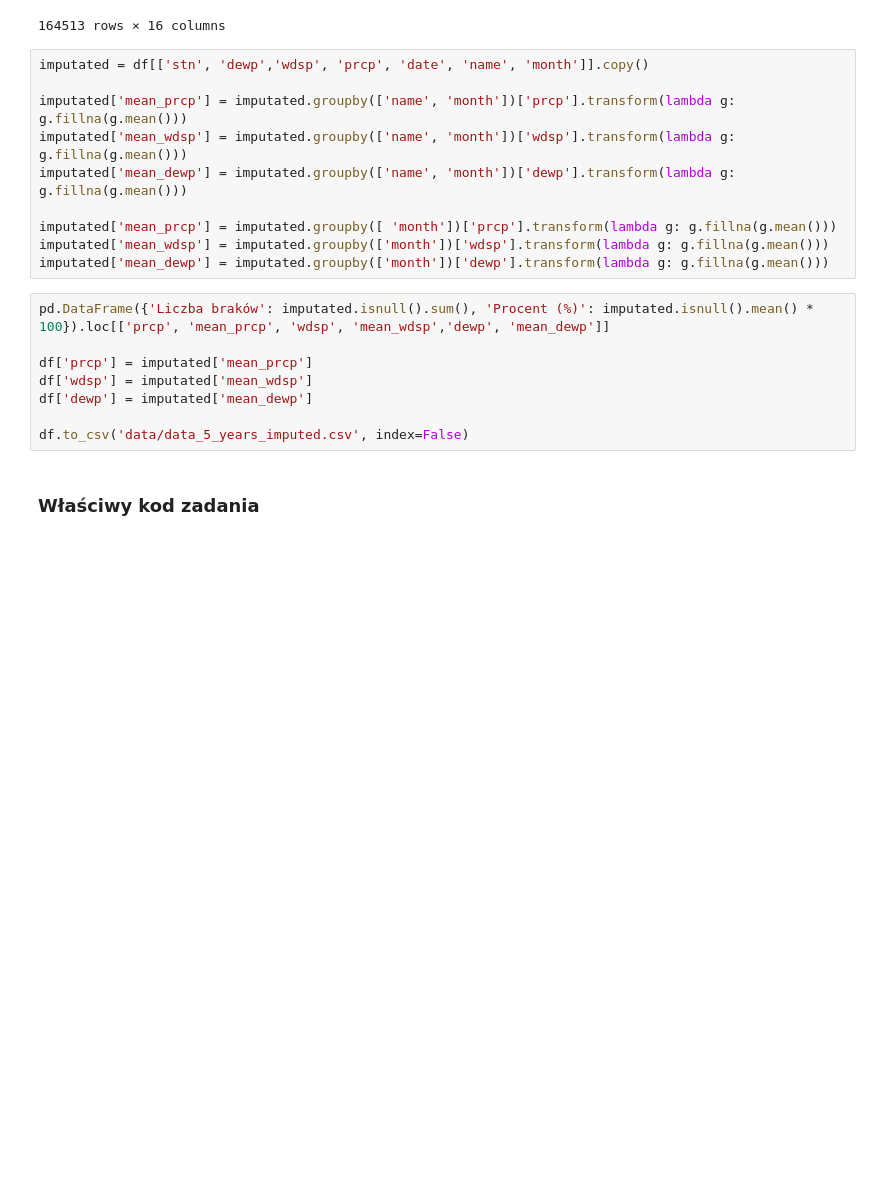
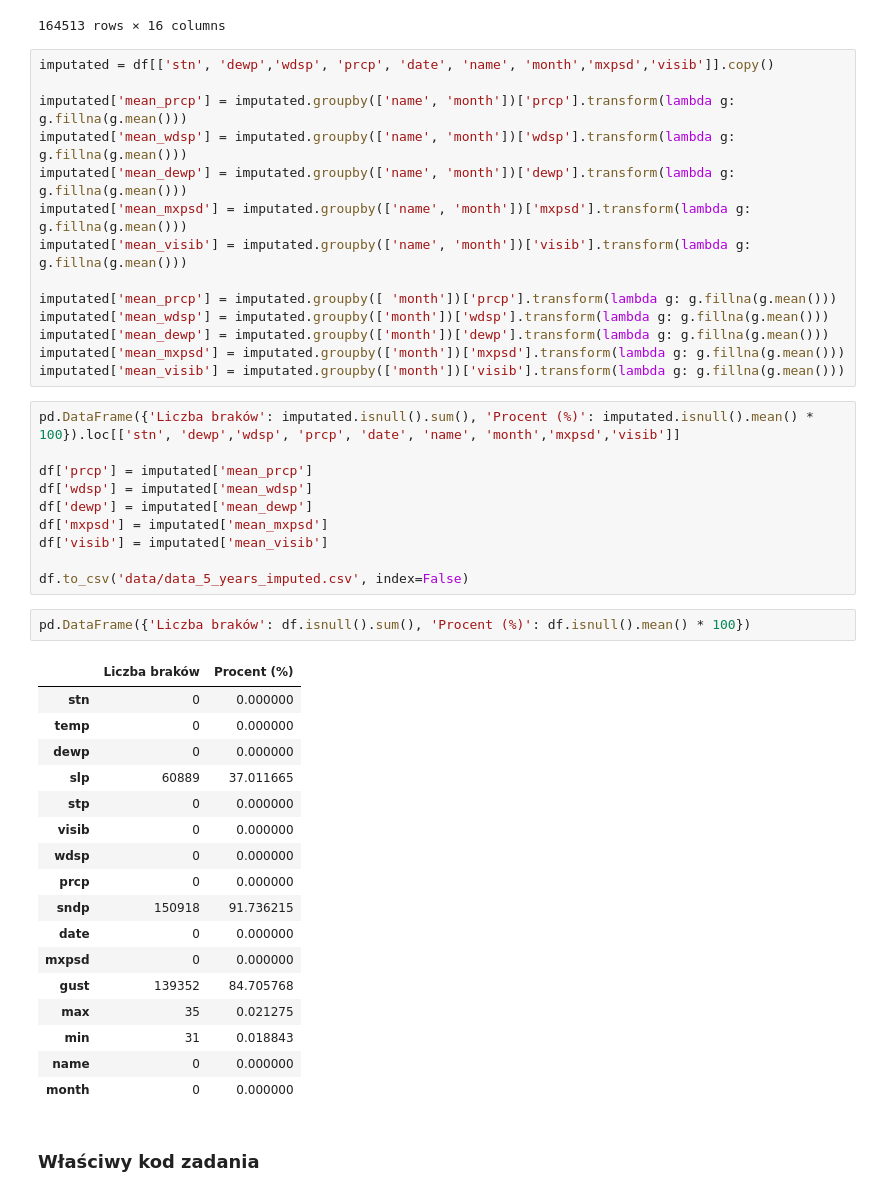
Before and after one commit to Matio004/PodstawyPrzetwarzaniaDuzychZbiorowDanych, a Jupyter notebook: zad3.ipynb, the cells around one changed output. Cells and saved outputs as stored; diff of their text form; blank space fills up the shorter version.

```diff
--- a/zad3.ipynb
+++ b/zad3.ipynb
@@ -92,23 +95,49 @@ df
 | 164512 | 126950 | 33.5 | 25.0 | 1013.7 | 979.0 | 8.7 | 5.7 | 0.04 | NaN | 2021-03-22 | 7.8 | ... |
 164513 rows × 16 columns
 # %%
-imputated = df[['stn', 'dewp','wdsp', 'prcp', 'date', 'name', 'month']].copy()
+imputated = df[['stn', 'dewp','wdsp', 'prcp', 'date', 'name', 'month','mxpsd','visib']].copy()
 
 imputated['mean_prcp'] = imputated.groupby(['name', 'month'])['prcp'].transform(lambda g: g.fillna(g.mean()))
 imputated['mean_wdsp'] = imputated.groupby(['name', 'month'])['wdsp'].transform(lambda g: g.fillna(g.mean()))
 imputated['mean_dewp'] = imputated.groupby(['name', 'month'])['dewp'].transform(lambda g: g.fillna(g.mean()))
+imputated['mean_mxpsd'] = imputated.groupby(['name', 'month'])['mxpsd'].transform(lambda g: g.fillna(g.mean()))
+imputated['mean_visib'] = imputated.groupby(['name', 'month'])['visib'].transform(lambda g: g.fillna(g.mean()))
 
 imputated['mean_prcp'] = imputated.groupby([ 'month'])['prcp'].transform(lambda g: g.fillna(g.mean()))
 imputated['mean_wdsp'] = imputated.groupby(['month'])['wdsp'].transform(lambda g: g.fillna(g.mean()))
 imputated['mean_dewp'] = imputated.groupby(['month'])['dewp'].transform(lambda g: g.fillna(g.mean()))
+imputated['mean_mxpsd'] = imputated.groupby(['month'])['mxpsd'].transform(lambda g: g.fillna(g.mean()))
+imputated['mean_visib'] = imputated.groupby(['month'])['visib'].transform(lambda g: g.fillna(g.mean()))
 # %%
-pd.DataFrame({'Liczba braków': imputated.isnull().sum(), 'Procent (%)': imputated.isnull().mean() * 100}).loc[['prcp', 'mean_prcp', 'wdsp', 'mean_wdsp','dewp', 'mean_dewp']]
+pd.DataFrame({'Liczba braków': imputated.isnull().sum(), 'Procent (%)': imputated.isnull().mean() * 100}).loc[['stn', 'dewp','wdsp', 'prcp', 'date', 'name', 'month','mxpsd','visib']]
 
 df['prcp'] = imputated['mean_prcp']
 df['wdsp'] = imputated['mean_wdsp']
 df['dewp'] = imputated['mean_dewp']
+df['mxpsd'] = imputated['mean_mxpsd']
+df['visib'] = imputated['mean_visib']
 
 df.to_csv('data/data_5_years_imputed.csv', index=False)
+# %%
+pd.DataFrame({'Liczba braków': df.isnull().sum(), 'Procent (%)': df.isnull().mean() * 100})
+# %% [output]
+|  | Liczba braków | Procent (%) |
+| stn | 0 | 0.000000 |
+| temp | 0 | 0.000000 |
+| dewp | 0 | 0.000000 |
+| slp | 60889 | 37.011665 |
+| stp | 0 | 0.000000 |
+| visib | 0 | 0.000000 |
+| wdsp | 0 | 0.000000 |
+| prcp | 0 | 0.000000 |
+| sndp | 150918 | 91.736215 |
+| date | 0 | 0.000000 |
+| mxpsd | 0 | 0.000000 |
+| gust | 139352 | 84.705768 |
+| max | 35 | 0.021275 |
+| min | 31 | 0.018843 |
+| name | 0 | 0.000000 |
+| month | 0 | 0.000000 |
 # %% [markdown]
 ### Właściwy kod zadania
 # %%
```
Also changed, not shown: parts of 4 cells of this notebook.
